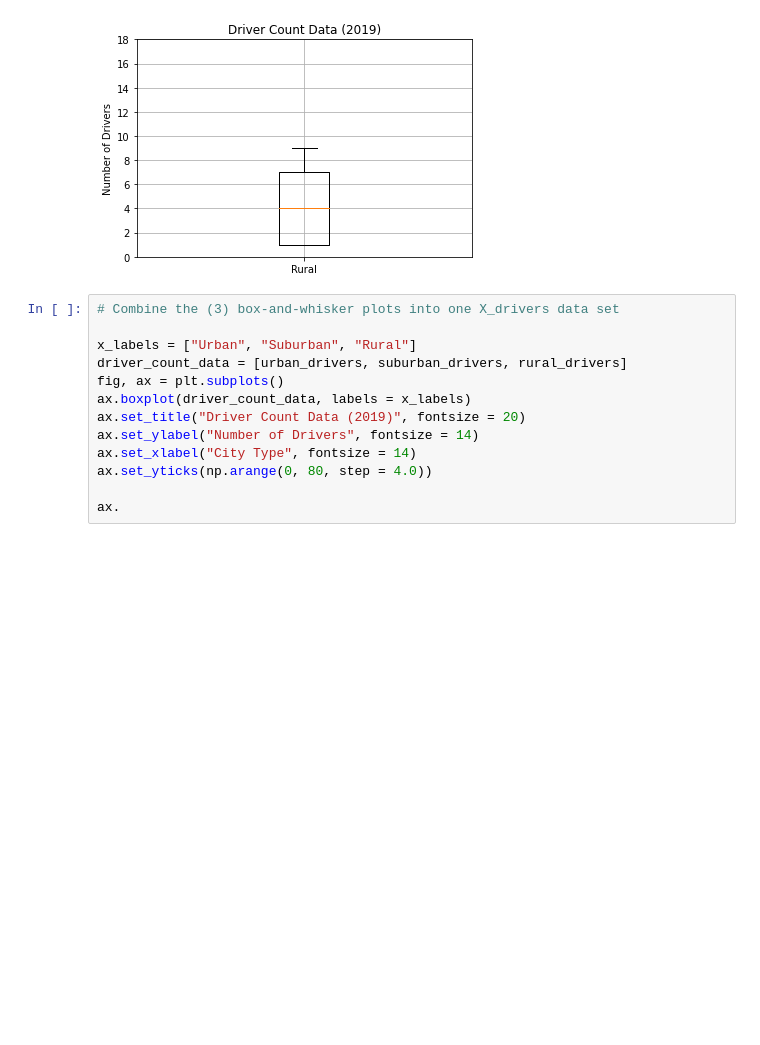
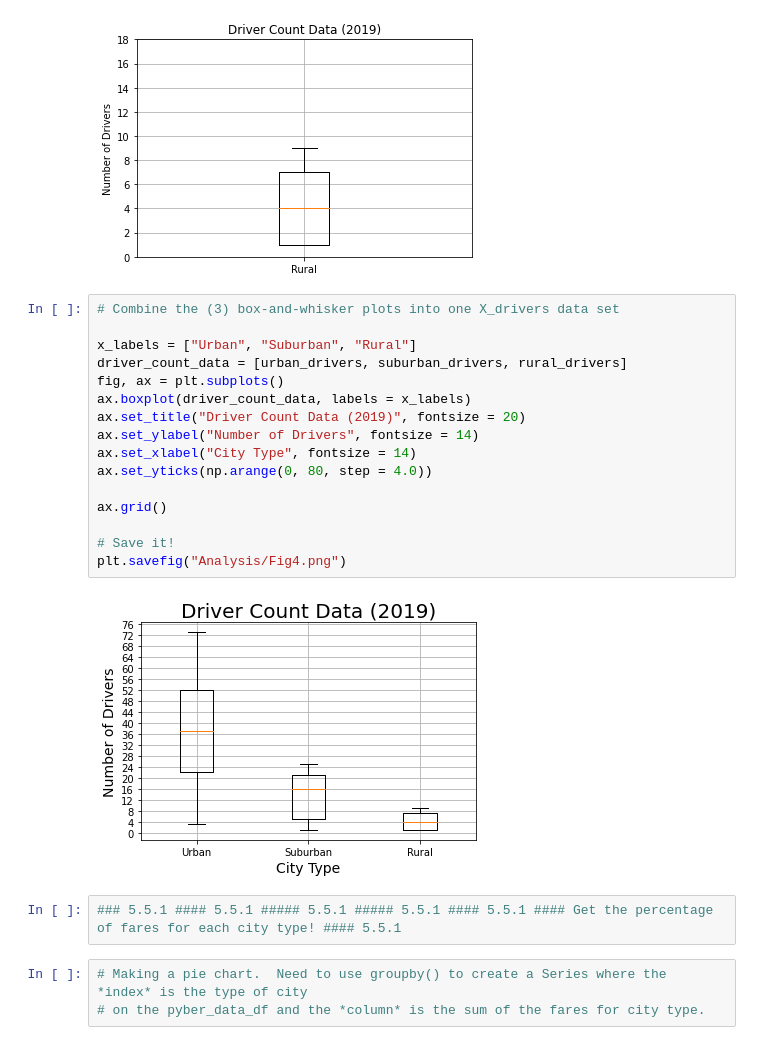
Before and after one commit to Nickguild1993/PyBer_Analysis, a Jupyter notebook: PyBer.ipynb, the cells around one changed output. Cells and saved outputs as stored; diff of their text form; blank space fills up the shorter version.

```diff
--- a/PyBer.ipynb
+++ b/PyBer.ipynb
@@ -1022,13 +1022,23 @@ Name: driver_count, dtype: float64
 # %%
 # Combine the (3) box-and-whisker plots into one X_drivers data set
 
 x_labels = ["Urban", "Suburban", "Rural"]
 driver_count_data = [urban_drivers, suburban_drivers, rural_drivers]
 fig, ax = plt.subplots()
 ax.boxplot(driver_count_data, labels = x_labels)
 ax.set_title("Driver Count Data (2019)", fontsize = 20)
 ax.set_ylabel("Number of Drivers", fontsize = 14)
 ax.set_xlabel("City Type", fontsize = 14)
 ax.set_yticks(np.arange(0, 80, step = 4.0))
 
-ax.
+ax.grid()
+
+# Save it!
+plt.savefig("Analysis/Fig4.png")
+# %% [output]
+[figure, added]
+# %%
+### 5.5.1 #### 5.5.1 ##### 5.5.1 ##### 5.5.1 #### 5.5.1 #### Get the percentage of fares for each city type! #### 5.5.1
+# %%
+# Making a pie chart.  Need to use groupby() to create a Series where the *index* is the type of city
+# on the pyber_data_df and the *column* is the sum of the fares for city type.
```
Also changed, not shown: parts of 13 cells of this notebook, 1 other file.
